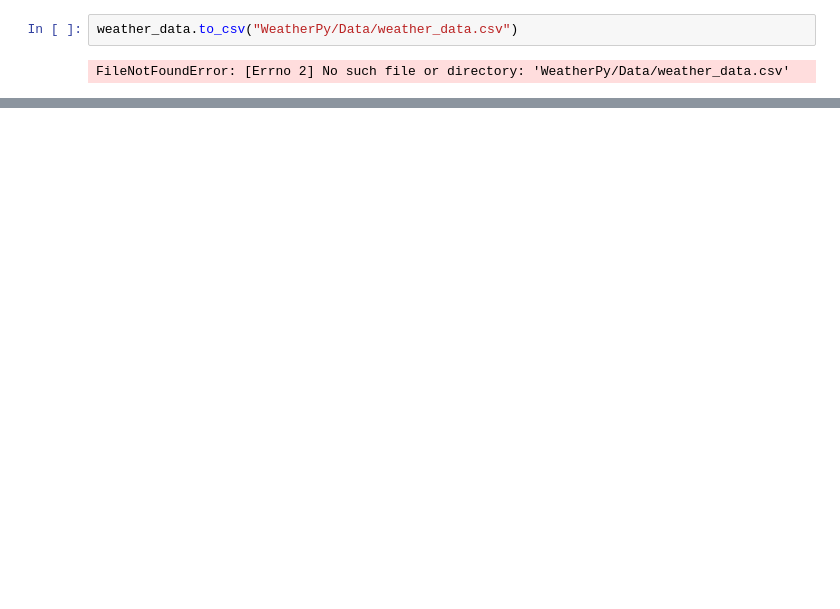
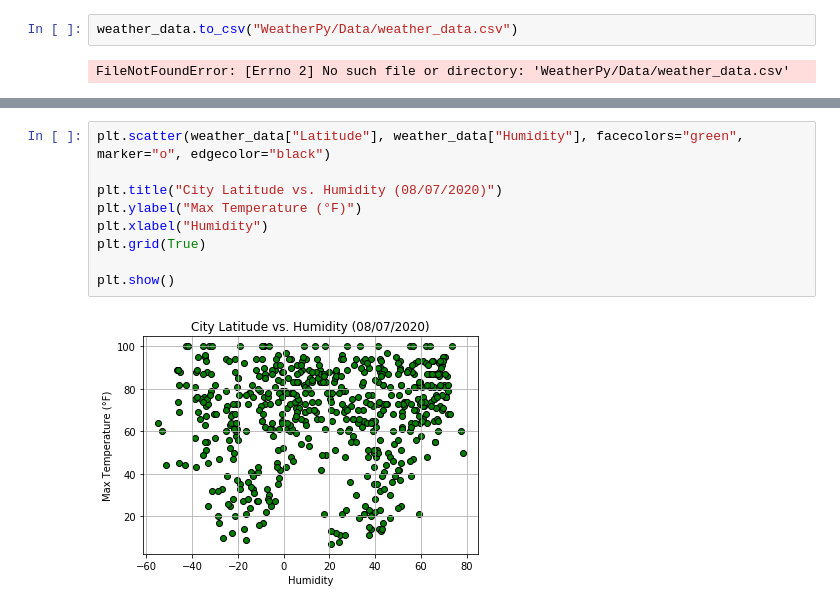
Before and after one commit to cynthiazhang88/Python-APIs, a Jupyter notebook: WeatherPy/WeatherPys.ipynb, the cells around one changed output, grey strips where cells are left out. Drawn from its saved outputs; the diff is of its cells as text; blank space fills up the shorter version.

Commit message:
All scatterplots

```diff
--- a/WeatherPy/WeatherPys.ipynb
+++ b/WeatherPy/WeatherPys.ipynb
@@ -168,3 +168,14 @@ plt.grid(True)
 plt.show()
 # %% [output]
 [figure]
+# %%
+plt.scatter(weather_data["Latitude"], weather_data["Humidity"], facecolors="green", marker="o", edgecolor="black")
+
+plt.title("City Latitude vs. Humidity (08/07/2020)")
+plt.ylabel("Max Temperature (°F)")
+plt.xlabel("Humidity")
+plt.grid(True)
+
+plt.show()
+# %% [output]
+[figure, added]
```
Also changed, not shown: parts of 3 cells of this notebook.
